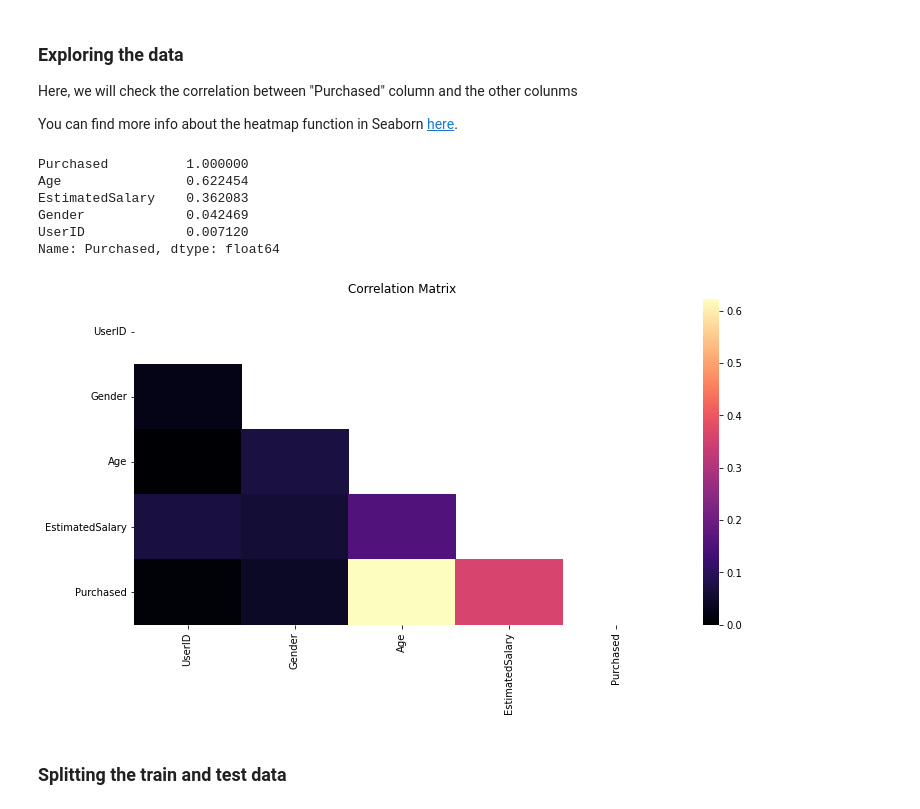
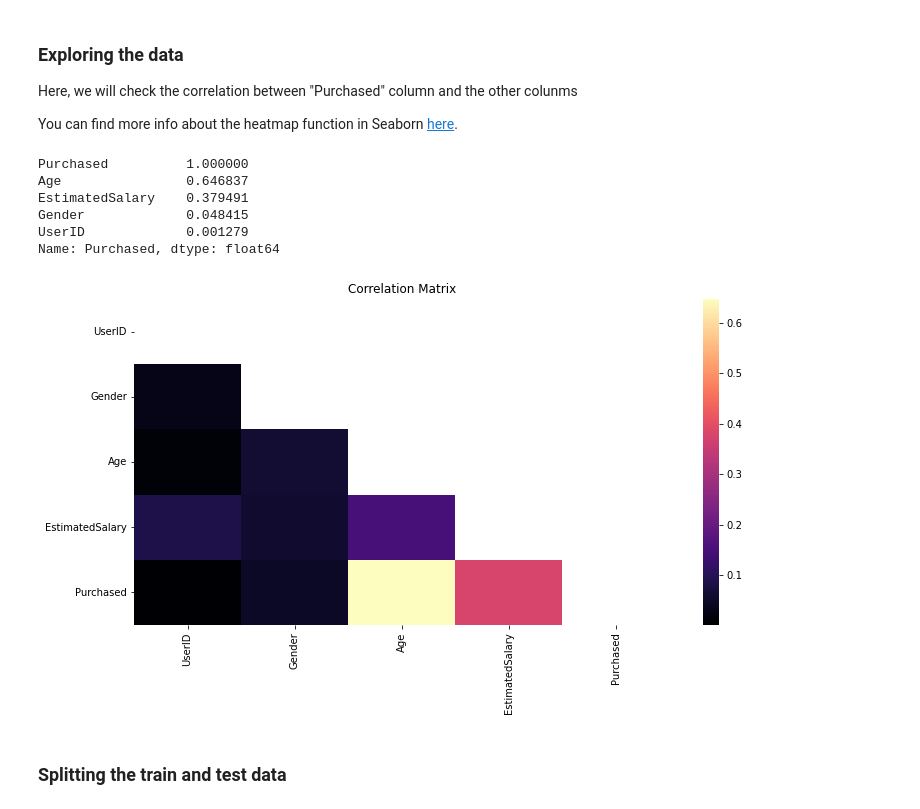
Before and after one commit to jtsang02/MANU-465, a Jupyter notebook: Tutorial/Tutorial3/Tutorial_3_semi_completed.ipynb, the cells around one changed output. Drawn from its saved outputs; the diff is of its cells as text; code cells hidden in the pictures.

```diff
--- a/Tutorial/Tutorial3/Tutorial_3_semi_completed.ipynb
+++ b/Tutorial/Tutorial3/Tutorial_3_semi_completed.ipynb
@@ -32,7 +14,7 @@ import seaborn as sb
 # %% [markdown]
 ### Importing the data
 # %%
-data = pd.read_csv("")
+data = pd.read_csv("Car_Advertisement.csv")
 # %% [markdown]
 ### Converting the categorical data to numerical data
 # %% [markdown]
@@ -65,5 +49,5 @@ data[''].unique()
 # %%
 # make the dictionary of the items in the "purchased" column
-purchases = {}
-data[''] = data[''].map()
-data[''].head()  # checking if the changes are applied
+purchases = {"Not Purchased": 0, "Purchased": 1}
+data["Purchased"] = data["Purchased"].map(purchases)
+data["Purchased"].head()  # checking if the changes are applied
@@ -75,4 +68,4 @@ data[""].unique()
 # %%
-gender = {}
-data[''] = data[''].map()
-data[''].head()
+gender = {"Male":0, "Female":1}
+data['Gender'] = data['Gender'].map(gender)
+data['Gender'].head()
@@ -120,29 +132,29 @@ You can find more info about the heatmap function in Seaborn [here](https://seab
 # %%
 # creating the correlation matrix
 ##  start the code here
-
+corr_matrix = data.corr()
 ## End
 
 # visualizing the correlation matrix
 mask = np.triu(np.ones_like(corr_matrix, dtype=bool))
 plt.figure(figsize=(12, 6))  # to set the figure size
 heatmap(corr_matrix, mask=mask, annot=False, lw=0, linecolor='white', cmap='magma', fmt='0.2f')
 plt.title("Correlation Matrix")  # to add title
 plt.xticks(rotation=90)
 plt.yticks(rotation=0)
 
 # getting the correlation values with the purchased column
 ## Start the code here
-
+corr_matrix['Purchased'].sort_values(ascending=False)
 ## End
 # %% [output]
 Purchased          1.000000
-Age                0.622454
-EstimatedSalary    0.362083
-Gender             0.042469
-UserID             0.007120
+Age                0.646837
+EstimatedSalary    0.379491
+Gender             0.048415
+UserID             0.001279
 Name: Purchased, dtype: float64
-[figure, old version]
+[figure, new version]
 # %% [markdown]
 ### Splitting the train and test data
 # %%
```
Also changed, not shown: parts of 27 cells of this notebook, 7 other files.
